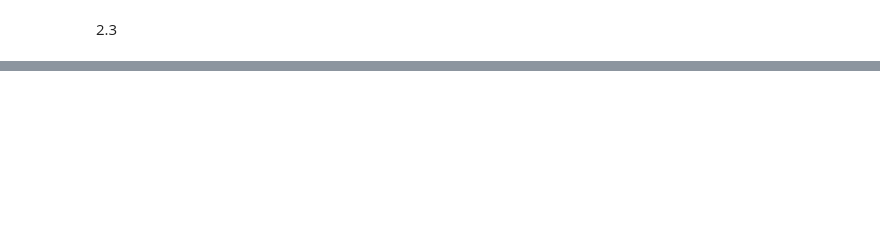
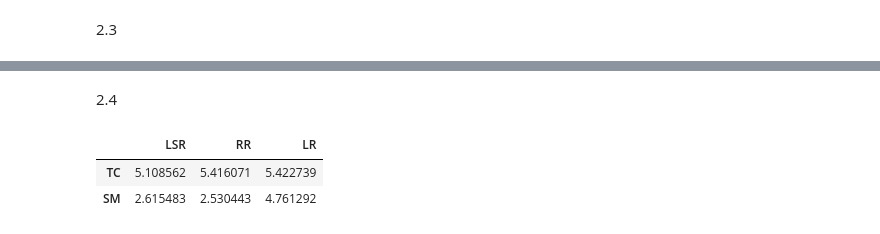
Before and after one commit to tvtpt/MAST30034_assignment1, a Jupyter notebook: Spatiotemporal Data Generation, Analysis, Result, Visualisation and Performance.ipynb, the cells around one changed output, grey strips where cells are left out. Drawn from its saved outputs; the diff is of its cells as text; code cells hidden in the pictures; blank space fills up the shorter version.

```diff
--- a/Spatiotemporal Data Generation, Analysis, Result, Visualisation and Performance.ipynb
+++ b/Spatiotemporal Data Generation, Analysis, Result, Visualisation and Performance.ipynb
@@ -391,3 +444,6 @@ for i in range(10):
+# %% [markdown]
+2.4
 # %%
-ALR = lasso_regression(rho_list[0], X)
+# find the optimal DLR and ALR
+ALR = lasso_regression(optimal_rho, X)
 DLR = np.matmul(X, ALR.transpose())
@@ -400,0 +450,31 @@ def calculate_LR_MSE(rho, Xst):
+# %%
+# this function will find the correlation vector of given estimator and TC
+def findcorrvectorA(estA, colname):
+    estAdf = pd.DataFrame(estA.transpose(), columns = colname)
+    corrvdf = pd.concat([estAdf, SMdf], axis = 1)
+    corr_mat = corrvdf.corr()
+    important_corr = corr_mat.loc[colname][SMdf.columns]
+    corrv = []
+    for i in range(nsrcs):
+        corrv.append(important_corr.iloc[i][i])
+
+    return corrv
+# %%
+cTRR = findcorrvectorD(DRR, ["RRTC0", "RRTC1", "RRTC2", "RRTC3", "RRTC4", "RRTC5"])
+cSRR = findcorrvectorA(ARR, ["RRSM0", "RRSM1", "RRSM2", "RRSM3", "RRSM4", "RRSM5"])
+cTLR = findcorrvectorD(DLR, ["LRTC0", "LRTC1", "LRTC2", "LRTC3", "LRTC4", "LRTC5"])
+cSLR = findcorrvectorA(ALR, ["LRSM0", "LRSM1", "LRSM2", "LRSM3", "LRSM4", "LRSM5"])
+# %%
+correlation_vector_df = pd.DataFrame(index = ["TC", "SM"], columns = ["LSR", "RR", "LR"])
+correlation_vector_df.loc["TC"]["LSR"] = sum(cTLSR)
+correlation_vector_df.loc["SM"]["LSR"] = sum(findcorrvectorA(ALSR, ["LSRSM0", "LSRSM1", "LSRSM2", "LSRSM3", "LSRSM4", "LSRSM5"]))
+correlation_vector_df.loc["TC"]["RR"] = sum(cTRR)
+correlation_vector_df.loc["SM"]["RR"] = sum(cSRR)
+correlation_vector_df.loc["TC"]["LR"] = sum(cTLR)
+correlation_vector_df.loc["SM"]["LR"] = sum(cSLR)
+# %%
+correlation_vector_df
+# %% [output]
+|  | LSR | RR | LR |
+| TC | 5.108562 | 5.416071 | 5.422739 |
+| SM | 2.615483 | 2.530443 | 4.761292 |
```
Also changed, not shown: parts of 22 cells of this notebook, 1 other file.
